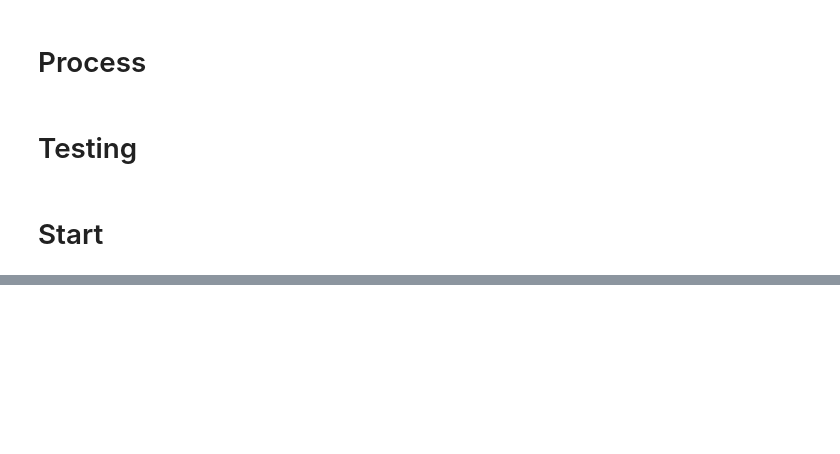
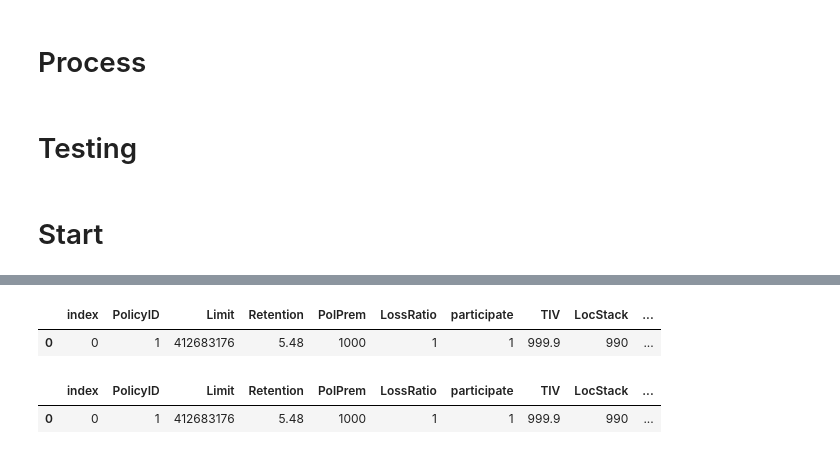
Before and after one commit to hoeun-sim-gc/migrate-repo-test, a Jupyter notebook: pat_dev_sql.ipynb, the cells around one changed output, grey strips where cells are left out. Saved outputs shown, nothing was run; the diff lists cells and outputs as text; code cells hidden in the pictures; blank space fills up the shorter version.

```diff
--- a/pat_dev_sql.ipynb
+++ b/pat_dev_sql.ipynb
@@ -143,0 +172,12 @@ df_hpr
+# %%
+DT = pd.DataFrame(data=[[0,1,412683176,5.48, 1000, 1, 1,999.9, 990, 35, 1]], columns=DT.columns)
+DT
+# %% [output]
+|  | index | PolicyID | Limit | Retention | PolPrem | LossRatio | participate | TIV | LocStack | ... |
+| 0 | 0 | 1 | 412683176 | 5.48 | 1000 | 1 | 1 | 999.9 | 990 | ... |
+# %%
+df = psold.pat(DT, None, avg_acc_date=datetime(2022,1,1), addt_cvg=2)
+df
+# %% [output]
+|  | index | PolicyID | Limit | Retention | PolPrem | LossRatio | participate | TIV | LocStack | ... |
+| 0 | 0 | 1 | 412683176 | 5.48 | 1000 | 1 | 1 | 999.9 | 990 | ... |
```
Also changed, not shown: parts of 7 cells of this notebook, 1 other file.
